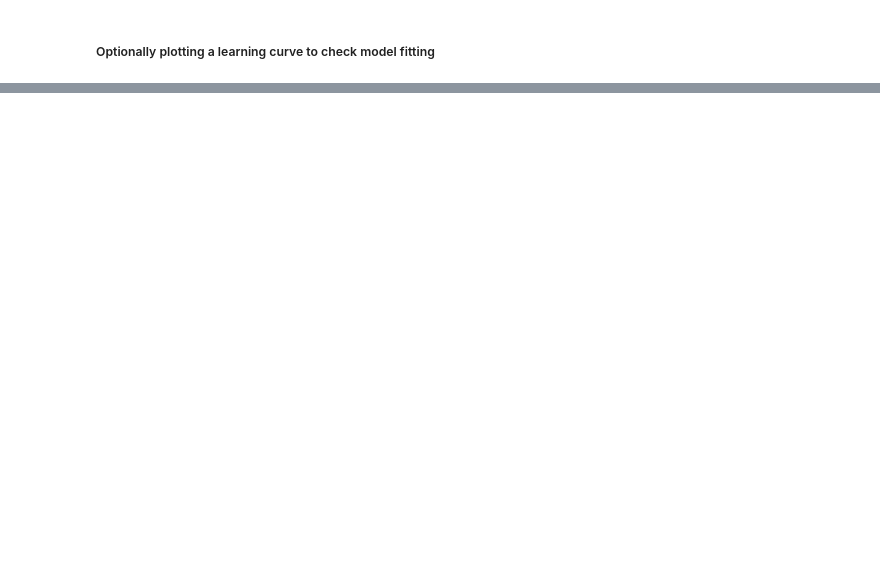
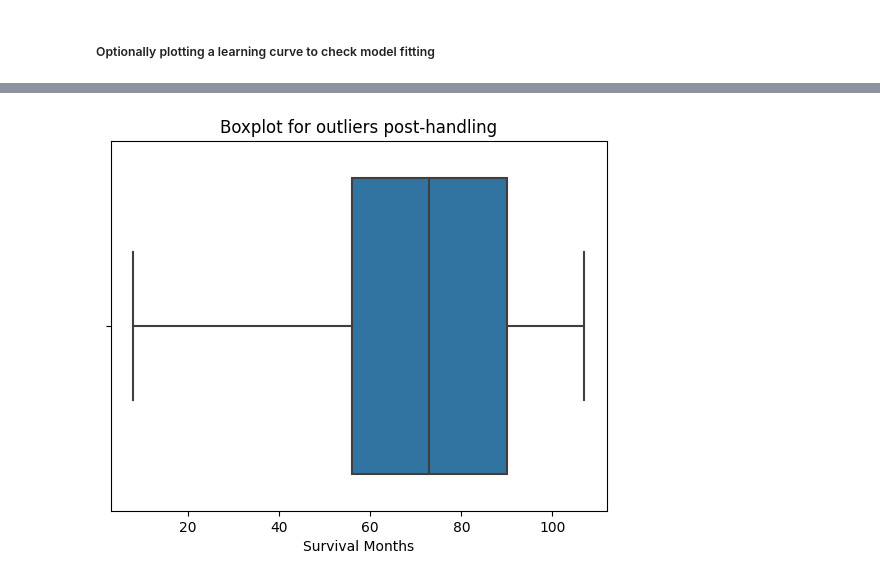
Before and after one commit to CrookCentaur/Breast-Cancer-Mortality-Prediction-using-Machine-Learning, a Jupyter notebook: Data_Mining_&_ML_Coursework.ipynb, the cells around one changed output, grey strips where cells are left out. Drawn from its saved outputs; the diff is of its cells as text; code cells hidden in the pictures; blank space fills up the shorter version.

Commit message:
Added Jupyter notebook
finished making regression model and evaluation

```diff
--- a/Data_Mining_&_ML_Coursework.ipynb
+++ b/Data_Mining_&_ML_Coursework.ipynb
@@ -1157,0 +1277,7 @@ plt.show()
+# %%
+# Making an array of columns to be dropped
+columns_to_be_dropped = ['Patient ID','Month of Birth','Sex','Occupation Code','Mortality_Status']
+# %%
+# Dropping columns that are no longer needed
+Survival_rate = Survival_rate.drop(columns=columns_to_be_dropped)
+Survival_rate.info()
@@ -1157,0 +1302,7 @@ plt.show()
+# %%
+# Renaming columns to fix inconsistencies
+
+Survival_rate.rename(columns={'Reginol Node Positive': 'Regional Node Positive'}, inplace=True)
+
+# checking column names
+Survival_rate.info()
@@ -1157,0 +1352,14 @@ plt.show()
+# %%
+# Using Winsorizing / Capping method to cap the outliers within 3 standard deviations (99th percentiles)
+
+lower_cap = Survival_rate['Survival Months'].quantile(0.01)
+upper_cap = Survival_rate['Survival Months'].quantile(0.99)
+Survival_rate['Survival Months'] = np.clip(Survival_rate['Survival Months'], lower_cap, upper_cap)
+# %%
+# Visualizing outliers in the "Survival Months" feature using a boxplot
+
+sns.boxplot(data=Survival_rate, x='Survival Months')
+plt.title("Boxplot for outliers post-handling")
+plt.show()
+# %% [output]
+[figure, added]
```
Also changed, not shown: parts of 80 cells of this notebook.
